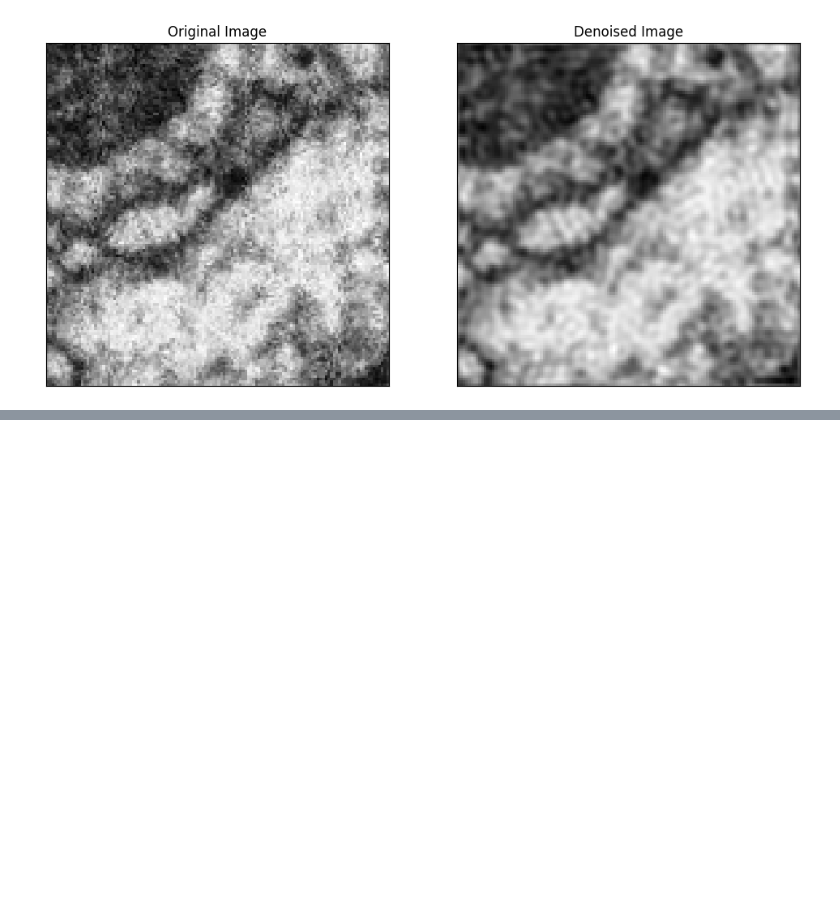
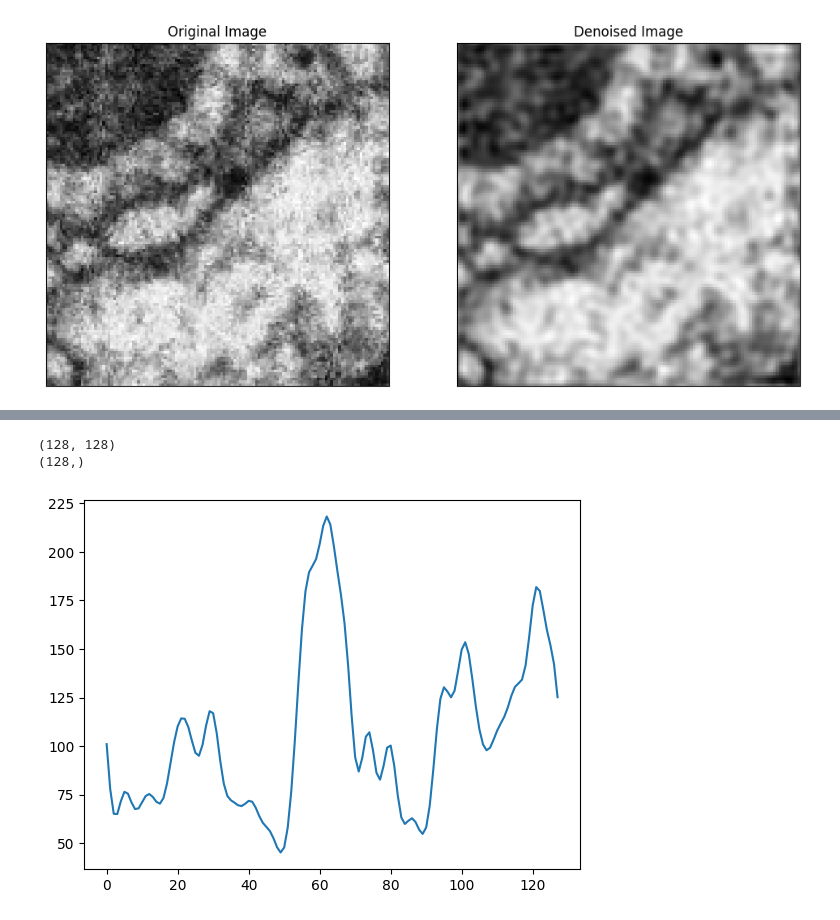
Before and after one commit to jakobtroidl/niiv, a Jupyter notebook: util/fft.ipynb, the cells around one changed output, grey strips where cells are left out. Cells and saved outputs as stored; diff of their text form; code cells hidden in the pictures; blank space fills up the shorter version.

```diff
--- a/util/fft.ipynb
+++ b/util/fft.ipynb
@@ -42,7 +42,7 @@ f_shifted = np.fft.fftshift(f_transform)
 # Create a low-pass filter mask (circular mask)
 rows, cols = image_np.shape
 crow, ccol = rows // 2 , cols // 2
-radius = 30 # Radius of the low-pass filter, adjust as needed
+radius = 25 # Radius of the low-pass filter, adjust as needed
 low_pass = np.zeros((rows, cols), dtype=np.uint8)
 y, x = np.ogrid[:rows, :cols]
 mask_area = (x - ccol) ** 2 + (y - crow) ** 2 <= radius**2
@@ -56,14 +56,6 @@ f_ishifted = np.fft.ifftshift(f_shifted_filtered)
 img_back = np.fft.ifft2(f_ishifted)
 img_back = np.abs(img_back)
 
-
-
-# plt.figure(figsize=(10, 6))
-# plt.imshow(f_ishifted, cmap='gray')
-# plt.title('Magnitude Spectrum')
-# plt.colorbar()
-# plt.show()
-
 # Display the original and denoised images
 plt.figure(figsize=(12, 6))
 
@@ -78,0 +83,12 @@ plt.show()
+# %%
+print(img_back.shape)
+# get n-th row from the image
+row = img_back[20].squeeze()
+print(row.shape)
+# plot values of row as a linechart
+plt.plot(row)
+plt.show()
+# %% [output]
+(128, 128)
+(128,)
+[figure, added]
```
Also changed, not shown: parts of 1 cell of this notebook, 3 other files.
